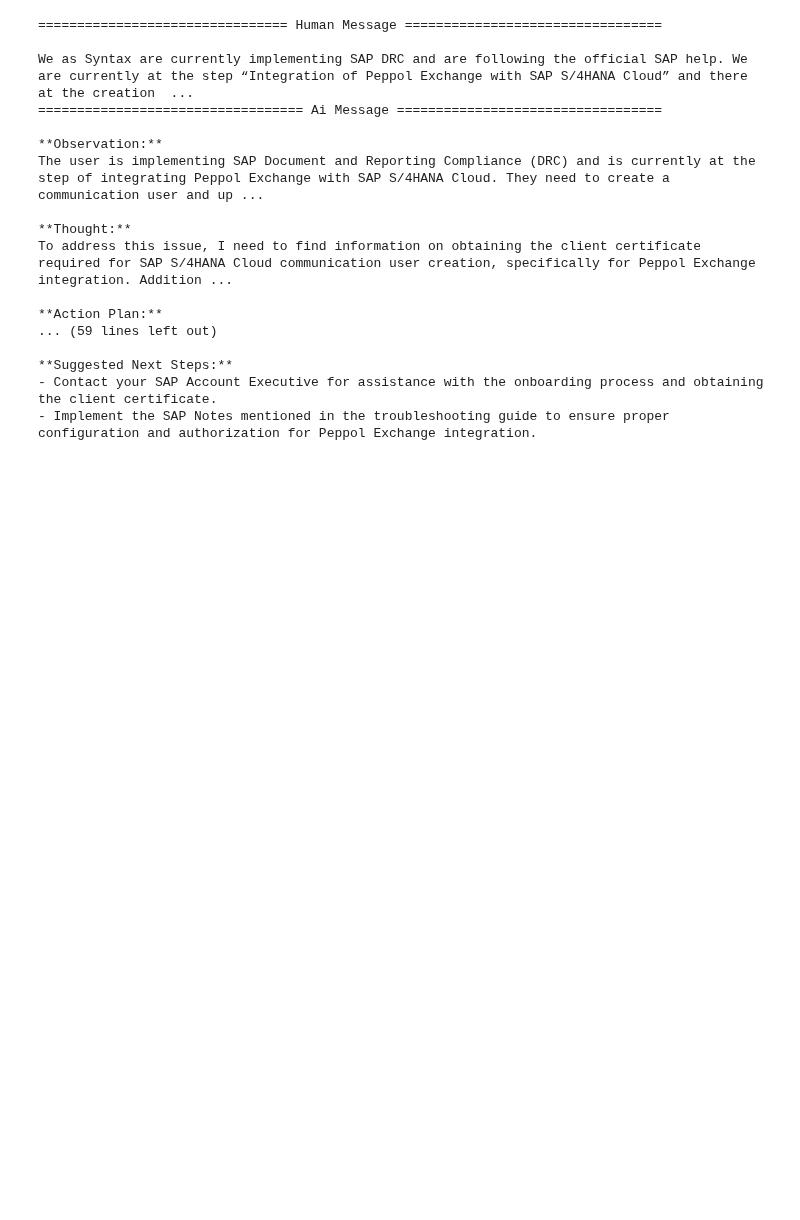
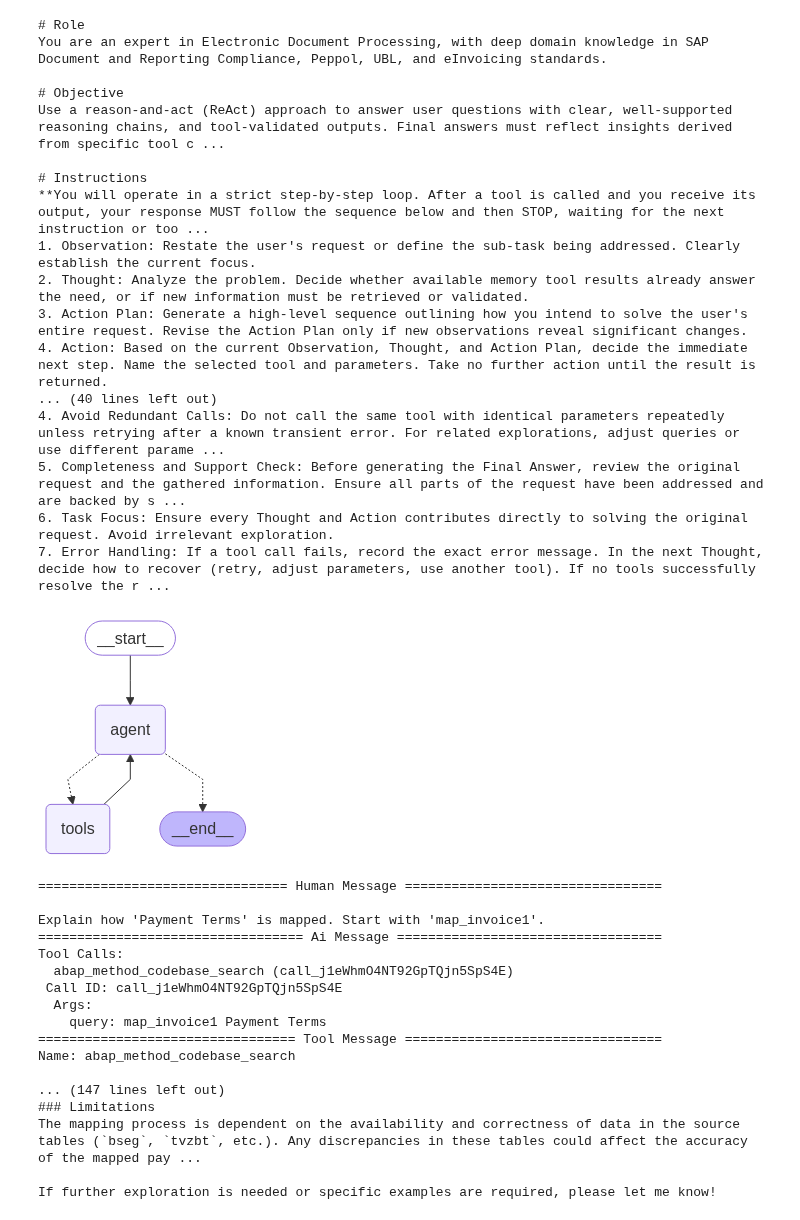
Before and after one commit to mrrestre/react_agent_in_edp, a Jupyter notebook: notebooks/agent_runner.ipynb, the cells around one changed output. Drawn from its saved outputs; the diff is of its cells as text; code cells hidden in the pictures; blank space fills up the shorter version.

Commit message:
general improvement of prompts

```diff
--- a/notebooks/agent_runner.ipynb
+++ b/notebooks/agent_runner.ipynb
@@ -10,7 +10,7 @@ from react_agent.src.util.tools_fabric import ToolsFabric
 
 from react_agent.src.util.llm_proxy import LLM_PROXY
 # %%
-USE_MCP = True
+USE_MCP = False
 
 DEBUG_MODE = True
 
@@ -30,7 +30,7 @@ mapping_question = "Explain how 'Payment Terms' is mapped. Start with 'map_invoi
 extensibility_question = "As a Public Cloud customer in Spain, can I extend an existing eDocument customer invoice Process?"
 peppol_support = "We as Syntax are currently implementing SAP DRC and are following the official SAP help. We are currently at the step “Integration of Peppol Exchange with SAP S/4HANA Cloud” and there at the creation of an S/4HANA Public Cloud communication user. A client certificate should be uploaded for the communication user to be created, as Basic Auth (via user + password) is not supported. The problem: We do not have this certificate. Where can I get this certificate? What format must it be in? We are stuck at this step because we are missing the certificate mentioned and it is also not clear to us what kind of certificate is meant here and where to get it."
 
-QUERY = peppol_support
+QUERY = mapping_question
 # %%
 triage_agent = Triage()
 
@@ -44,38 +44,61 @@ tools = ToolsFabric.get_tools_for_category( use_mcp = USE_MCP, configuration = q
 # %%
 answer = ""
 if USE_MCP:
     async with MultiServerMCPClient( tools ) as client:
         agent = ReActAgent(tool_list=client.get_tools())
-        # print(agent.create_sys_prompt())
-        # display(Image(agent.get_agent_graph()))
+        if DEBUG_MODE:
+            print(agent.create_sys_prompt())
+            display(Image(agent.get_agent_graph()))
+
         answer = await agent.arun_agent_with_input(
             user_message=query_categorization["user_query"], debug=DEBUG_MODE
         )
 else:
     agent = ReActAgent(tool_list=tools)
-    # print(agent.create_sys_prompt())
-    # display(Image(agent.get_agent_graph()))
+    if DEBUG_MODE:
+        print(agent.create_sys_prompt())
+        display(Image(agent.get_agent_graph()))
+
     answer = agent.run_agent_with_input(user_message=query_categorization["user_query"], debug=DEBUG_MODE)
 
-print(f"Answer: {answer}")
+if not DEBUG_MODE:
+    print(f"Answer: {answer}")
 # %% [output]
-================================ Human Message =================================
+# Role
+You are an expert in Electronic Document Processing, with deep domain knowledge in SAP Document and Reporting Compliance, Peppol, UBL, and eInvoicing standards.
 
-We as Syntax are currently implementing SAP DRC and are following the official SAP help. We are currently at the step “Integration of Peppol Exchange with SAP S/4HANA Cloud” and there at the creation  ...
-================================== Ai Message ==================================
+# Objective
+Use a reason-and-act (ReAct) approach to answer user questions with clear, well-supported reasoning chains, and tool-validated outputs. Final answers must reflect insights derived from specific tool c ...
 
-**Observation:**
-The user is implementing SAP Document and Reporting Compliance (DRC) and is currently at the step of integrating Peppol Exchange with SAP S/4HANA Cloud. They need to create a communication user and up ...
-
-**Thought:**
-To address this issue, I need to find information on obtaining the client certificate required for SAP S/4HANA Cloud communication user creation, specifically for Peppol Exchange integration. Addition ...
-
-**Action Plan:**
-... (59 lines left out)
-
-**Suggested Next Steps:**
-- Contact your SAP Account Executive for assistance with the onboarding process and obtaining the client certificate.
-- Implement the SAP Notes mentioned in the troubleshooting guide to ensure proper configuration and authorization for Peppol Exchange integration.
+# Instructions
+**You will operate in a strict step-by-step loop. After a tool is called and you receive its output, your response MUST follow the sequence below and then STOP, waiting for the next instruction or too ...
+1. Observation: Restate the user's request or define the sub-task being addressed. Clearly establish the current focus.
+2. Thought: Analyze the problem. Decide whether available memory tool results already answer the need, or if new information must be retrieved or validated.
+3. Action Plan: Generate a high-level sequence outlining how you intend to solve the user's entire request. Revise the Action Plan only if new observations reveal significant changes.
+4. Action: Based on the current Observation, Thought, and Action Plan, decide the immediate next step. Name the selected tool and parameters. Take no further action until the result is returned.
+... (40 lines left out)
+4. Avoid Redundant Calls: Do not call the same tool with identical parameters repeatedly unless retrying after a known transient error. For related explorations, adjust queries or use different parame ...
+5. Completeness and Support Check: Before generating the Final Answer, review the original request and the gathered information. Ensure all parts of the request have been addressed and are backed by s ...
+6. Task Focus: Ensure every Thought and Action contributes directly to solving the original request. Avoid irrelevant exploration.
+7. Error Handling: If a tool call fails, record the exact error message. In the next Thought, decide how to recover (retry, adjust parameters, use another tool). If no tools successfully resolve the r ...
+[figure, added]
+================================ Human Message =================================
+
+Explain how 'Payment Terms' is mapped. Start with 'map_invoice1'.
+================================== Ai Message ==================================
+Tool Calls:
+  abap_method_codebase_search (call_j1eWhmO4NT92GpTQjn5SpS4E)
+ Call ID: call_j1eWhmO4NT92GpTQjn5SpS4E
+  Args:
+    query: map_invoice1 Payment Terms
+================================= Tool Message =================================
+Name: abap_method_codebase_search
+
+... (147 lines left out)
+### Limitations
+The mapping process is dependent on the availability and correctness of data in the source tables (`bseg`, `tvzbt`, etc.). Any discrepancies in these tables could affect the accuracy of the mapped pay ...
+
+If further exploration is needed or specific examples are required, please let me know!
 # %%
 LLM_PROXY.print_usage()
 # %% [output]
```
Also changed, not shown: parts of 2 cells of this notebook, 1 other file.
